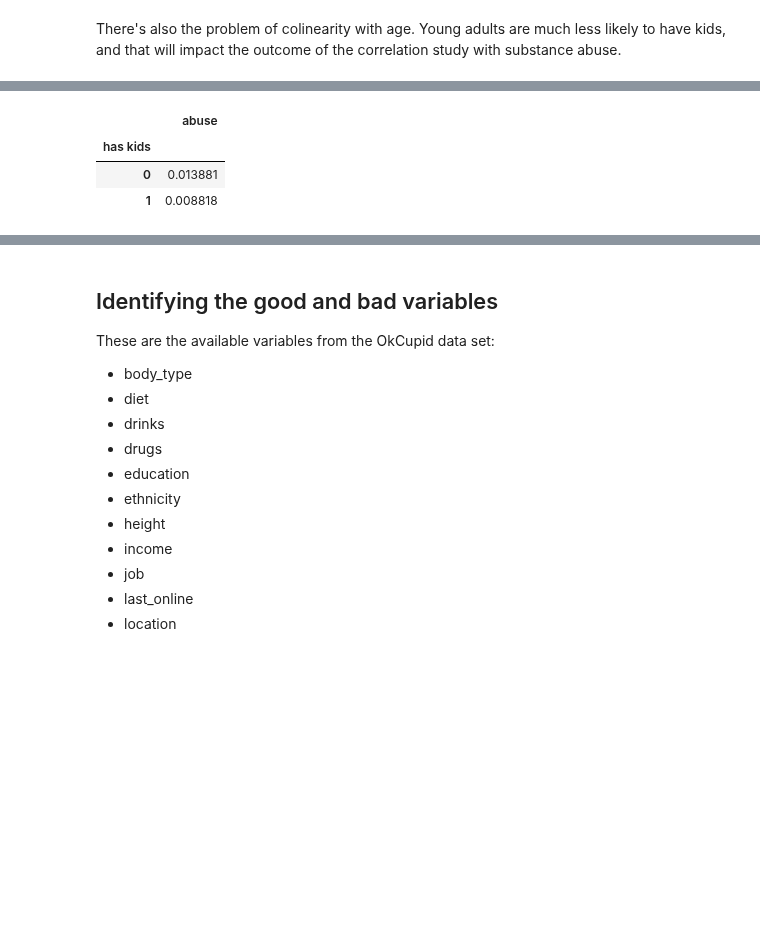
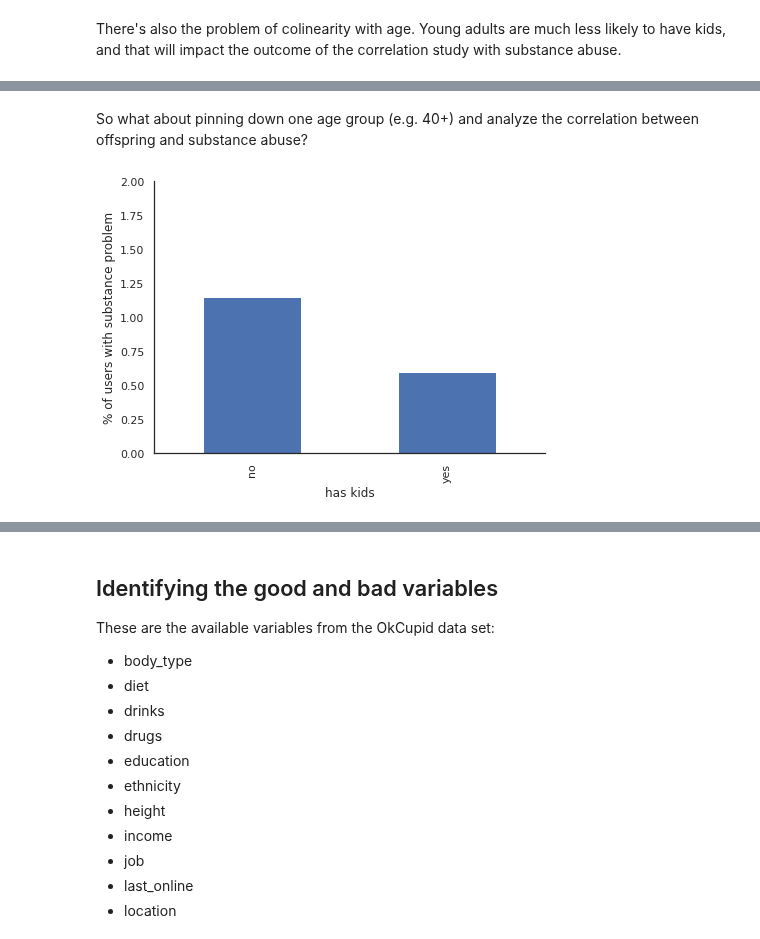
Before and after one commit to brunoarine/substance-problem-study, a Jupyter notebook: notebooks/project.ipynb, the cells around one changed output, grey strips where cells are left out. Saved outputs shown, nothing was run; the diff lists cells and outputs as text; code cells hidden in the pictures; blank space fills up the shorter version.

```diff
--- a/notebooks/project.ipynb
+++ b/notebooks/project.ipynb
@@ -168 +168,3 @@ abuse_offspring.plot(kind="bar", secondary_y="percentage with substance problems
+# %% [markdown]
+So what about pinning down one age group (e.g. 40+) and analyze the correlation between offspring and substance abuse?
 # %%
@@ -171,8 +175,11 @@ kids = df_kids.groupby("offspring")["abuse"].mean().to_frame()
-# %%
-kids.rename_axis("has kids")
-# %% [output]
-|  | abuse |
-| has kids |  |
-| 0 | 0.013881 |
-| 1 | 0.008818 |
+# %%
+sns.set_context("notebook")
+sns.set_style("white")
+(kids*100).plot(kind='bar', legend=None, figsize=(7,5))
+plt.ylim((0,2))
+plt.ylabel("% of users with substance problem")
+sns.despine()
+plt.show()
+# %% [output]
+[figure, added]
 # %%
```
Also changed, not shown: parts of 23 cells of this notebook.
